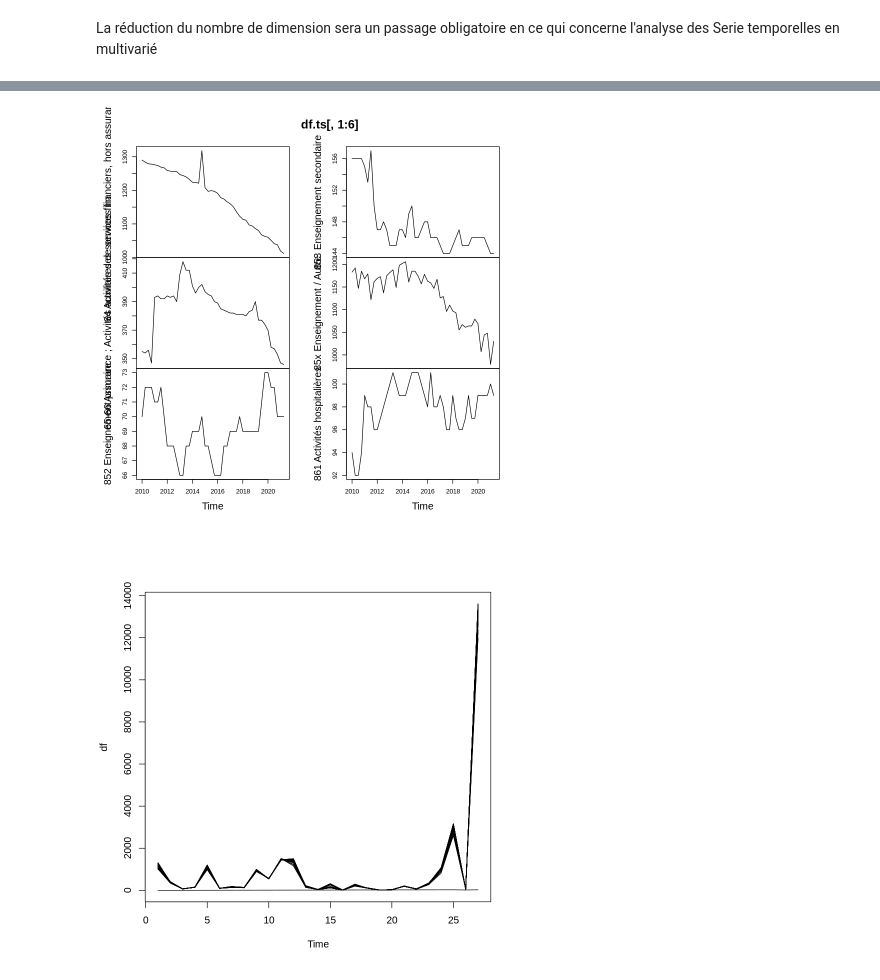
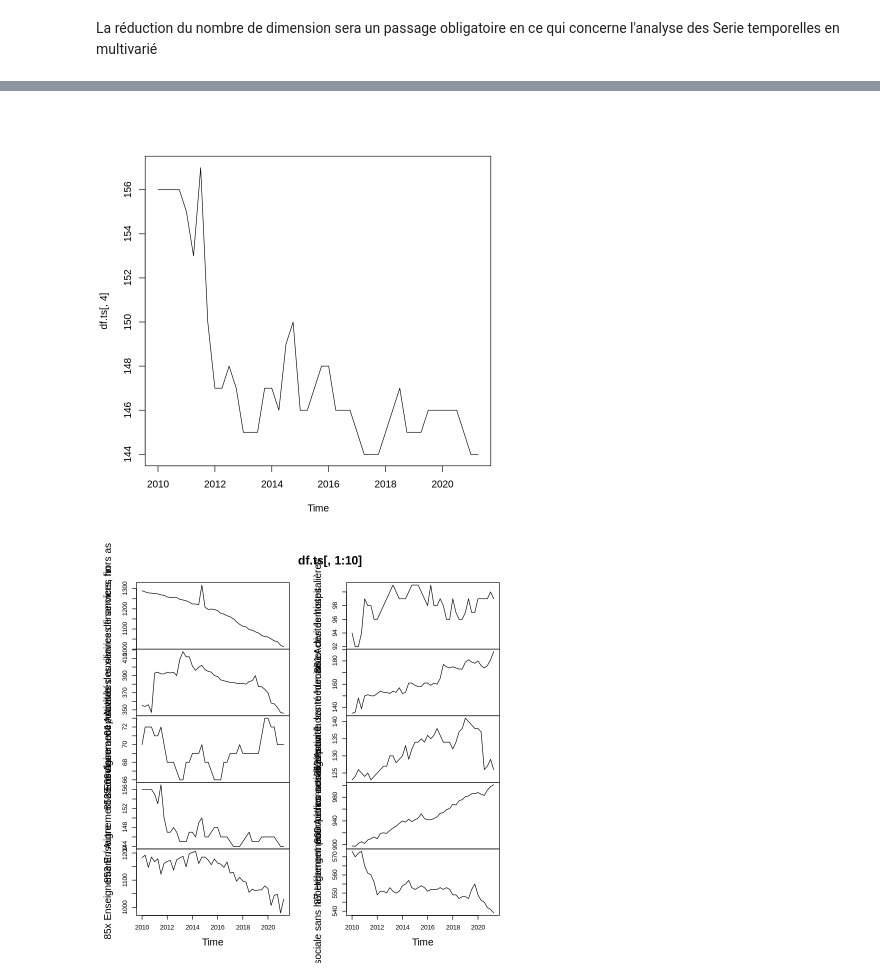
Before and after one commit to Jay-boo/TimeSeries_ACOSS, a Jupyter notebook: main.ipynb, the cells around one changed output, grey strips where cells are left out. Drawn from its saved outputs; the diff is of its cells as text; code cells hidden in the pictures.

```diff
--- a/main.ipynb
+++ b/main.ipynb
@@ -293,10 +314,8 @@ df.ts <- ts(tmp,start=c(2010,1),frequency=4)
 # %%
-plot.ts(df.ts[,1:6],
-plot.type="multiple")
+plot.ts(df.ts[,4],plot.type = "single")
 # %% [output]
-[figure, old version]
+[figure, new version]
 # %%
-plot.ts(df,
-plot.type = "single")
+plot.ts(df.ts[,1:10])
 # %% [output]
-[figure, old version]
+[figure, new version]
```
Also changed, not shown: parts of 34 cells of this notebook.
